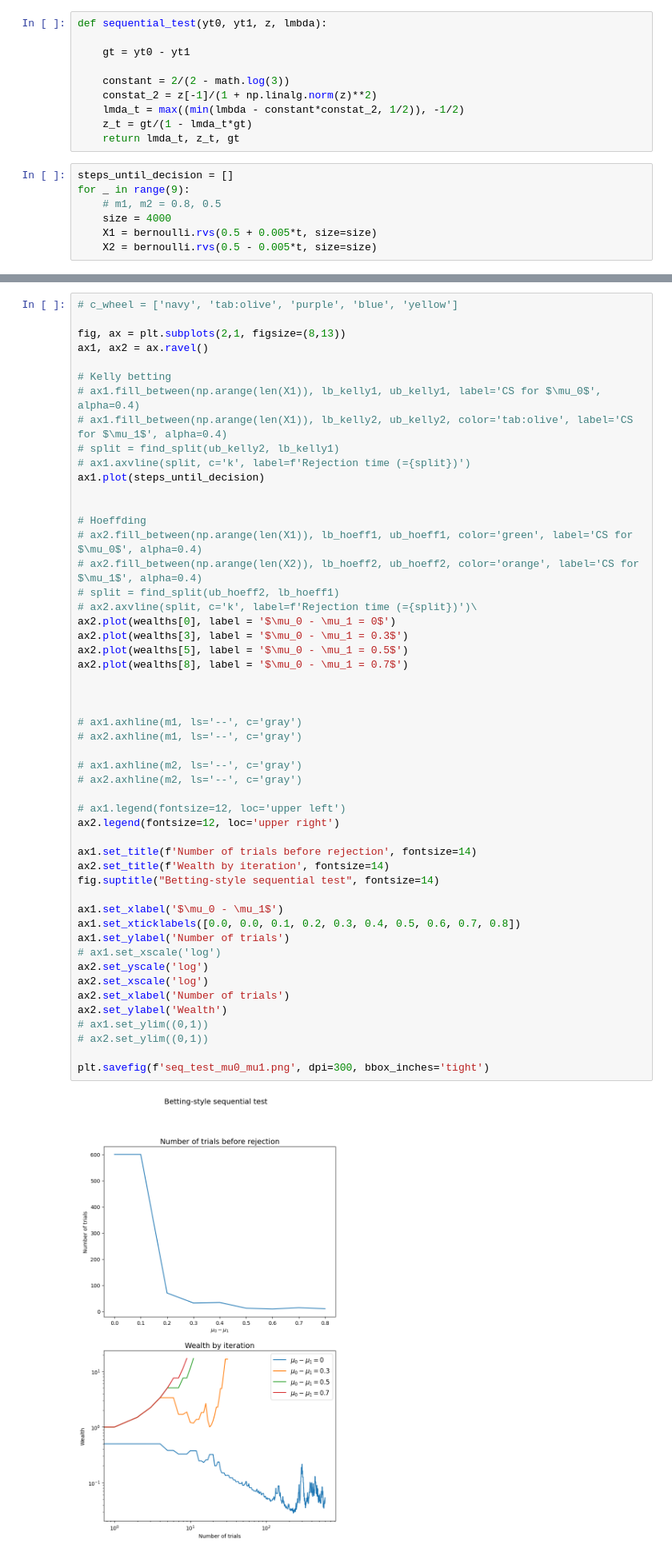
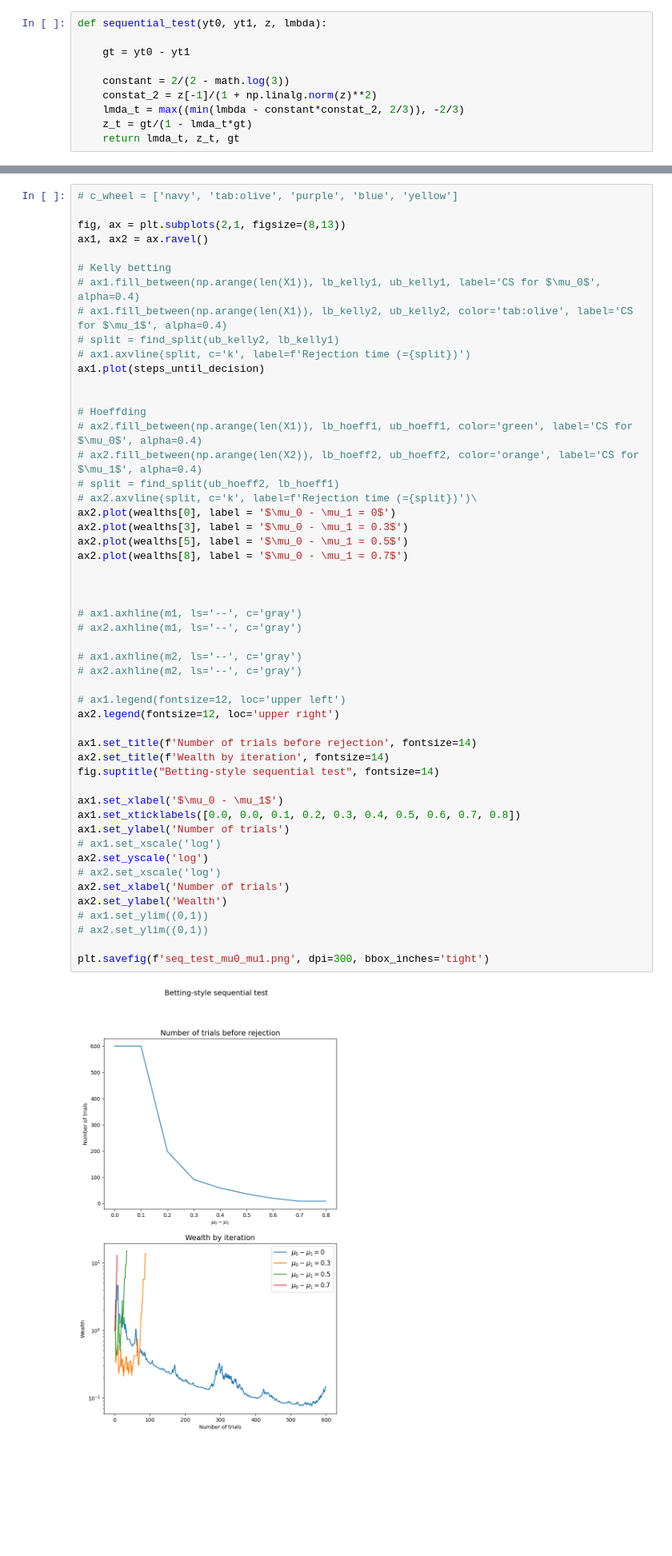
Before and after one commit to secg5/auditing_fairness_by_betting, a Jupyter notebook: bounded_bandits.ipynb, the cells around one changed output, grey strips where cells are left out. Shown at 80% size. Saved outputs shown, nothing was run; the diff lists cells and outputs as text; blank space fills up the shorter version.

```diff
--- a/bounded_bandits.ipynb
+++ b/bounded_bandits.ipynb
@@ -19,16 +19,9 @@ def sequential_test(yt0, yt1, z, lmbda):
 
     constant = 2/(2 - math.log(3))
     constat_2 = z[-1]/(1 + np.linalg.norm(z)**2)
-    lmda_t = max((min(lmbda - constant*constat_2, 1/2)), -1/2)
+    lmda_t = max((min(lmbda - constant*constat_2, 2/3)), -2/3)
     z_t = gt/(1 - lmda_t*gt)
     return lmda_t, z_t, gt
-# %%
-steps_until_decision = []
-for _ in range(9):
-    # m1, m2 = 0.8, 0.5
-    size = 4000
-    X1 = bernoulli.rvs(0.5 + 0.005*t, size=size)
-    X2 = bernoulli.rvs(0.5 - 0.005*t, size=size)
 # %%
 steps_until_decision = []
 delta =[]
@@ -122,32 +115,32 @@ ax2.plot(wealths[3], label = '$\mu_0 - \mu_1 = 0.3$')
 ax2.plot(wealths[5], label = '$\mu_0 - \mu_1 = 0.5$')
 ax2.plot(wealths[8], label = '$\mu_0 - \mu_1 = 0.7$')
 
 
 
 # ax1.axhline(m1, ls='--', c='gray')
 # ax2.axhline(m1, ls='--', c='gray')
 
 # ax1.axhline(m2, ls='--', c='gray')
 # ax2.axhline(m2, ls='--', c='gray')
 
 # ax1.legend(fontsize=12, loc='upper left')
 ax2.legend(fontsize=12, loc='upper right')
 
 ax1.set_title(f'Number of trials before rejection', fontsize=14)
 ax2.set_title(f'Wealth by iteration', fontsize=14)
 fig.suptitle("Betting-style sequential test", fontsize=14)
 
 ax1.set_xlabel('$\mu_0 - \mu_1$')
 ax1.set_xticklabels([0.0, 0.0, 0.1, 0.2, 0.3, 0.4, 0.5, 0.6, 0.7, 0.8])
 ax1.set_ylabel('Number of trials')
 # ax1.set_xscale('log')
 ax2.set_yscale('log')
-ax2.set_xscale('log')
+# ax2.set_xscale('log')
 ax2.set_xlabel('Number of trials')
 ax2.set_ylabel('Wealth')
 # ax1.set_ylim((0,1))
 # ax2.set_ylim((0,1))
 
 plt.savefig(f'seq_test_mu0_mu1.png', dpi=300, bbox_inches='tight')
 # %% [output]
-[figure, old version]
+[figure, new version]
```
Also changed, not shown: parts of 2 cells of this notebook.
